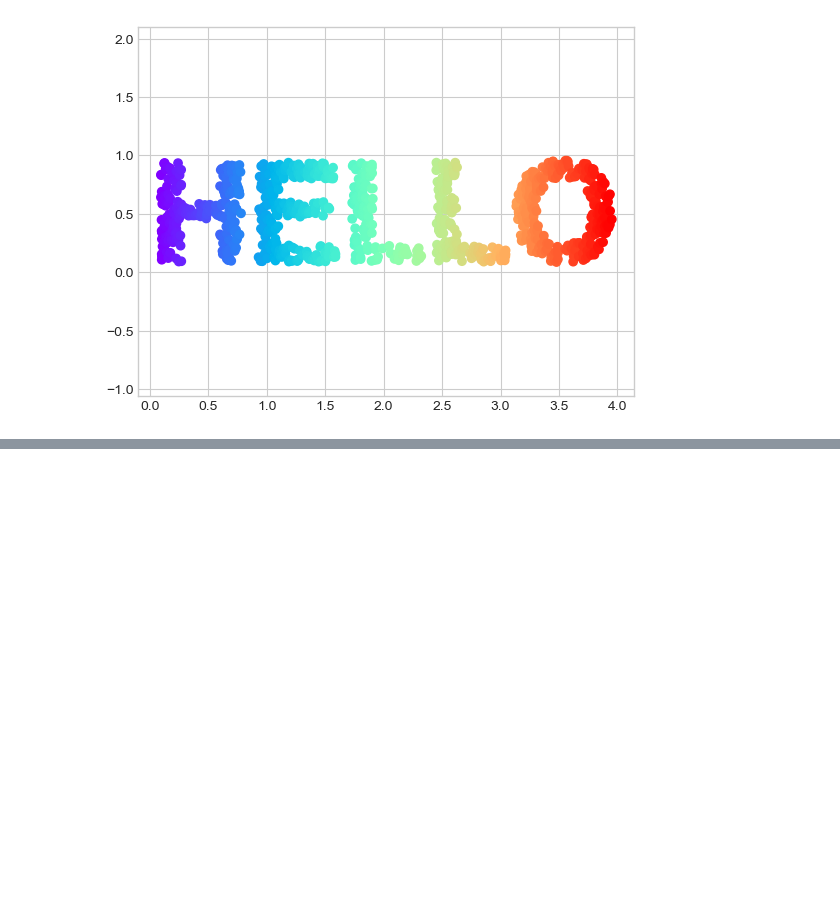
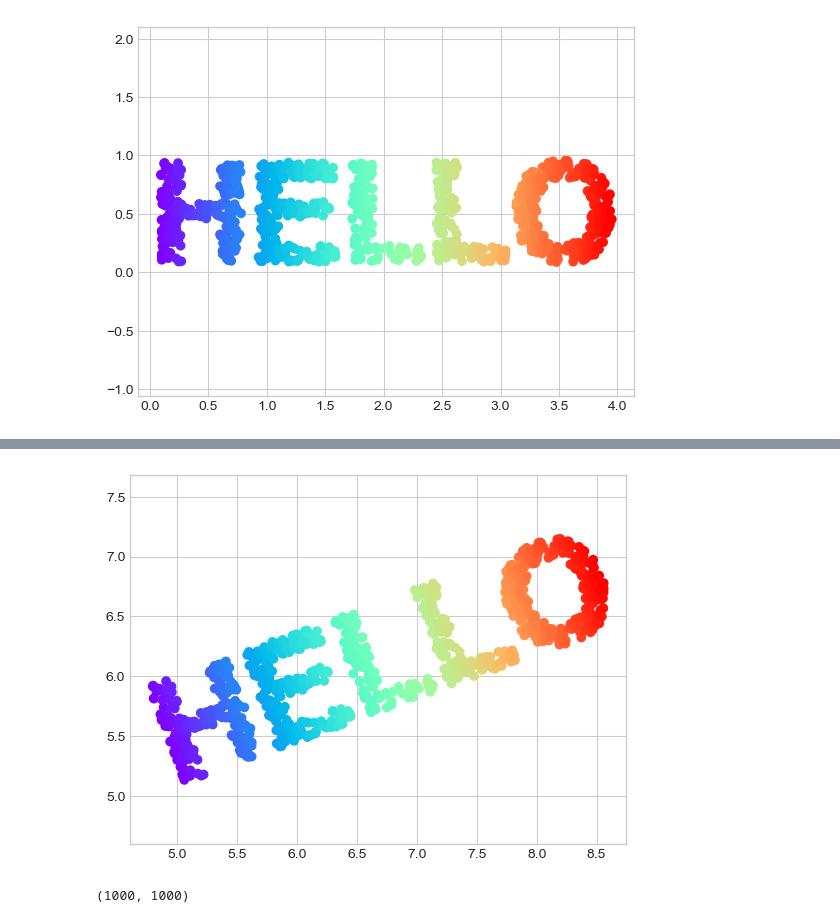
Before and after one commit to Spin8Cycle/ds-proj-remote, a Jupyter notebook: PDSHEx/ml_sklearn_notes/ml_manifold_learning.ipynb, the cells around one changed output, grey strips where cells are left out. Cells and saved outputs as stored; diff of their text form; code cells hidden in the pictures; blank space fills up the shorter version.

```diff
--- a/PDSHEx/ml_sklearn_notes/ml_manifold_learning.ipynb
+++ b/PDSHEx/ml_sklearn_notes/ml_manifold_learning.ipynb
@@ -49,0 +62,20 @@ plt.axis('equal');
+# %%
+def rotate(X, angle):
+    theta = np.deg2rad(angle)
+    R = [[np.cos(theta), np.sin(theta)],
+         [-np.sin(theta), np.cos(theta)]]
+
+    return np.dot(X, R)
+# %%
+X2 = rotate(X, 20) + 5
+plt.scatter(X2[:, 0], X2[:, 1], **colorize)
+plt.axis('equal');
+# %% [output]
+[figure, added]
+# %%
+from sklearn.metrics import pairwise_distances
+
+D = pairwise_distances(X)
+D.shape
+# %% [output]
+(1000, 1000)
```
Also changed, not shown: parts of 6 cells of this notebook.
